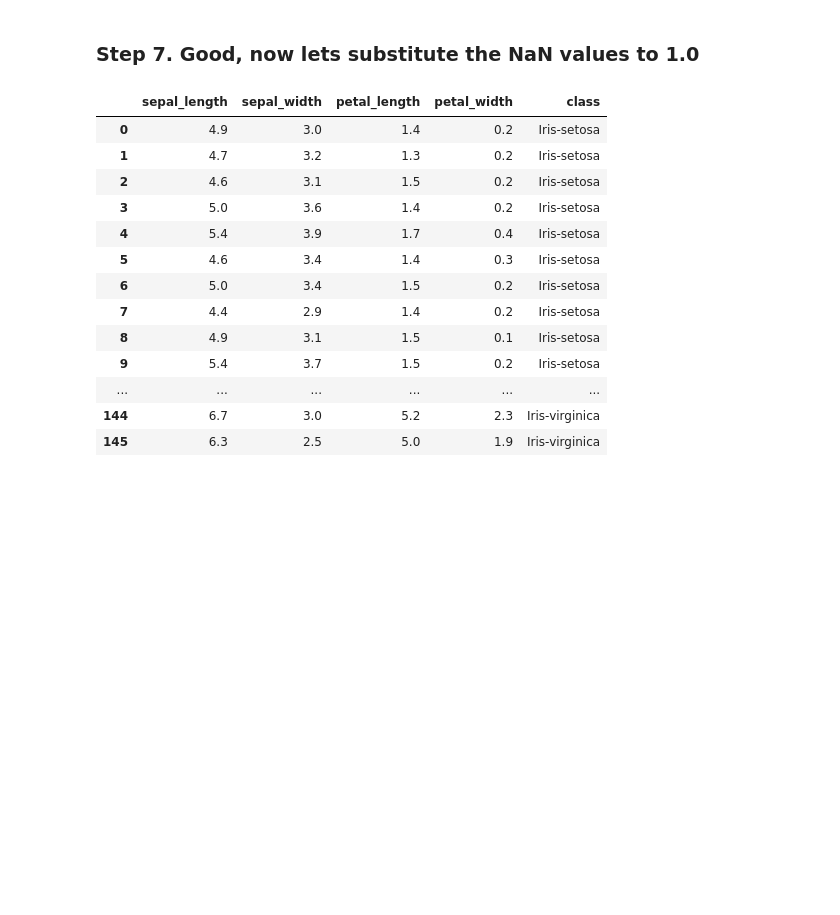
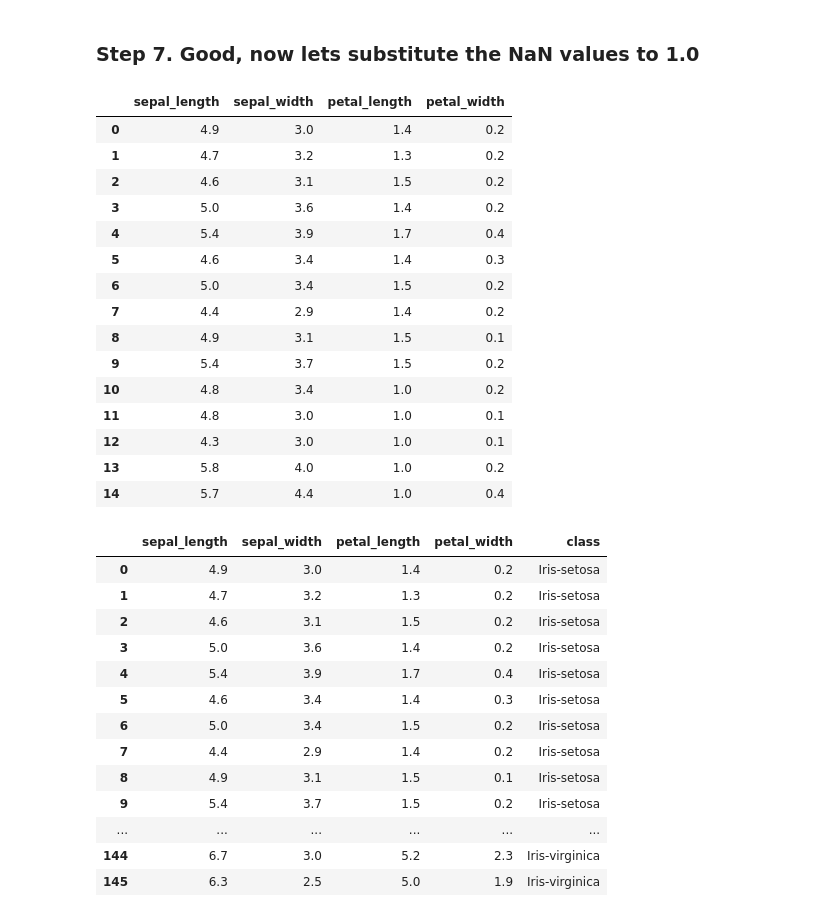
Before and after one commit to ElsaTH/Ds_Bootcamp_Elsa, a Jupyter notebook: Ejercicios/week5/pandas/10_Deleting/Iris/10_Iris_Elsa.ipynb, the cells around one changed output. Cells and saved outputs as stored; diff of their text form; code cells hidden in the pictures; blank space fills up the shorter version.

```diff
--- a/Ejercicios/week5/pandas/10_Deleting/Iris/10_Iris_Elsa.ipynb
+++ b/Ejercicios/week5/pandas/10_Deleting/Iris/10_Iris_Elsa.ipynb
@@ -110,6 +134,25 @@ dtype: int64
 | 19 | 5.4 | 3.4 | NaN | 0.2 | Iris-setosa |
 # %% [markdown]
 ### Step 7. Good, now lets substitute the NaN values to 1.0
+# %%
+iris.select_dtypes(include=['int', 'float']).fillna(1.0).head(15)
+# %% [output]
+|  | sepal_length | sepal_width | petal_length | petal_width |
+| 0 | 4.9 | 3.0 | 1.4 | 0.2 |
+| 1 | 4.7 | 3.2 | 1.3 | 0.2 |
+| 2 | 4.6 | 3.1 | 1.5 | 0.2 |
+| 3 | 5.0 | 3.6 | 1.4 | 0.2 |
+| 4 | 5.4 | 3.9 | 1.7 | 0.4 |
+| 5 | 4.6 | 3.4 | 1.4 | 0.3 |
+| 6 | 5.0 | 3.4 | 1.5 | 0.2 |
+| 7 | 4.4 | 2.9 | 1.4 | 0.2 |
+| 8 | 4.9 | 3.1 | 1.5 | 0.1 |
+| 9 | 5.4 | 3.7 | 1.5 | 0.2 |
+| 10 | 4.8 | 3.4 | 1.0 | 0.2 |
+| 11 | 4.8 | 3.0 | 1.0 | 0.1 |
+| 12 | 4.3 | 3.0 | 1.0 | 0.1 |
+| 13 | 5.8 | 4.0 | 1.0 | 0.2 |
+| 14 | 5.7 | 4.4 | 1.0 | 0.4 |
 # %%
 # %% [output]
 |  | sepal_length | sepal_width | petal_length | petal_width | class |
```
Also changed, not shown: parts of 9 cells of this notebook, 16 other files.
